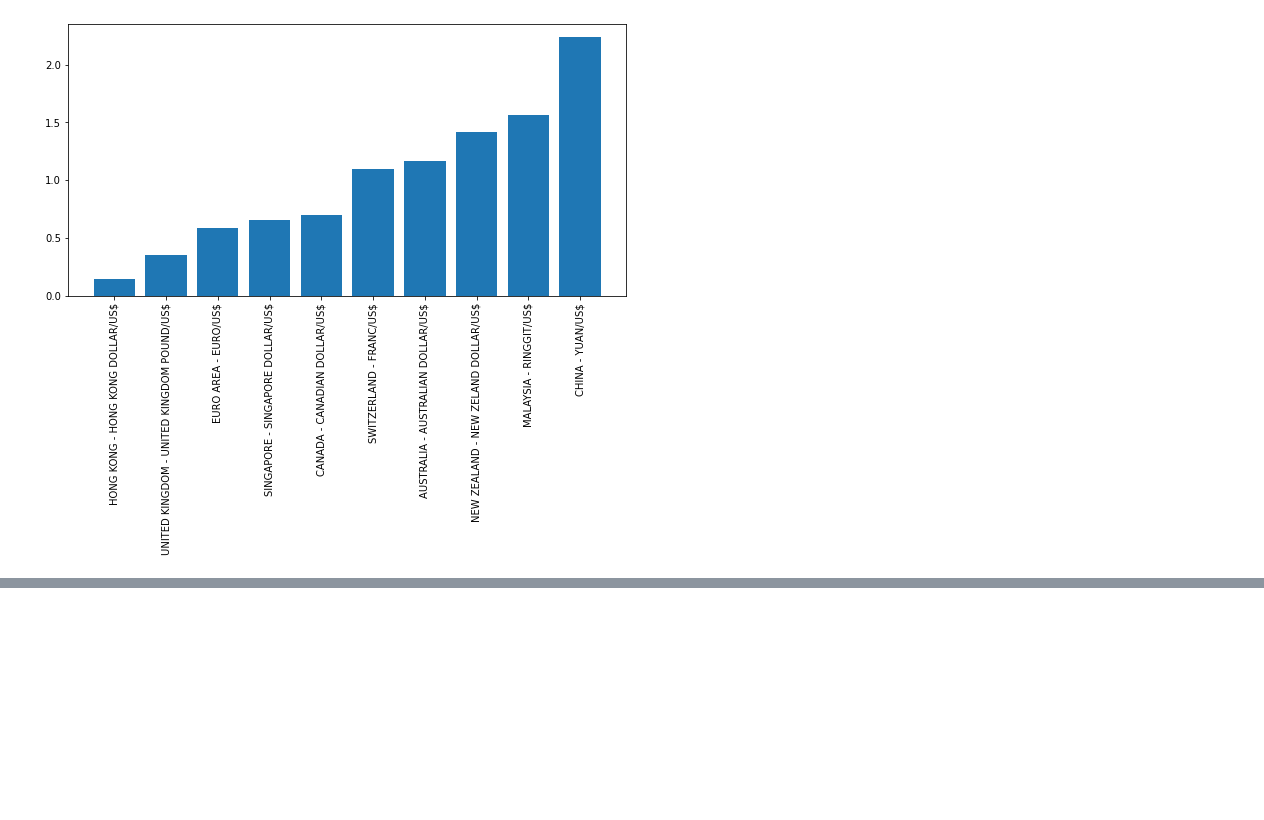
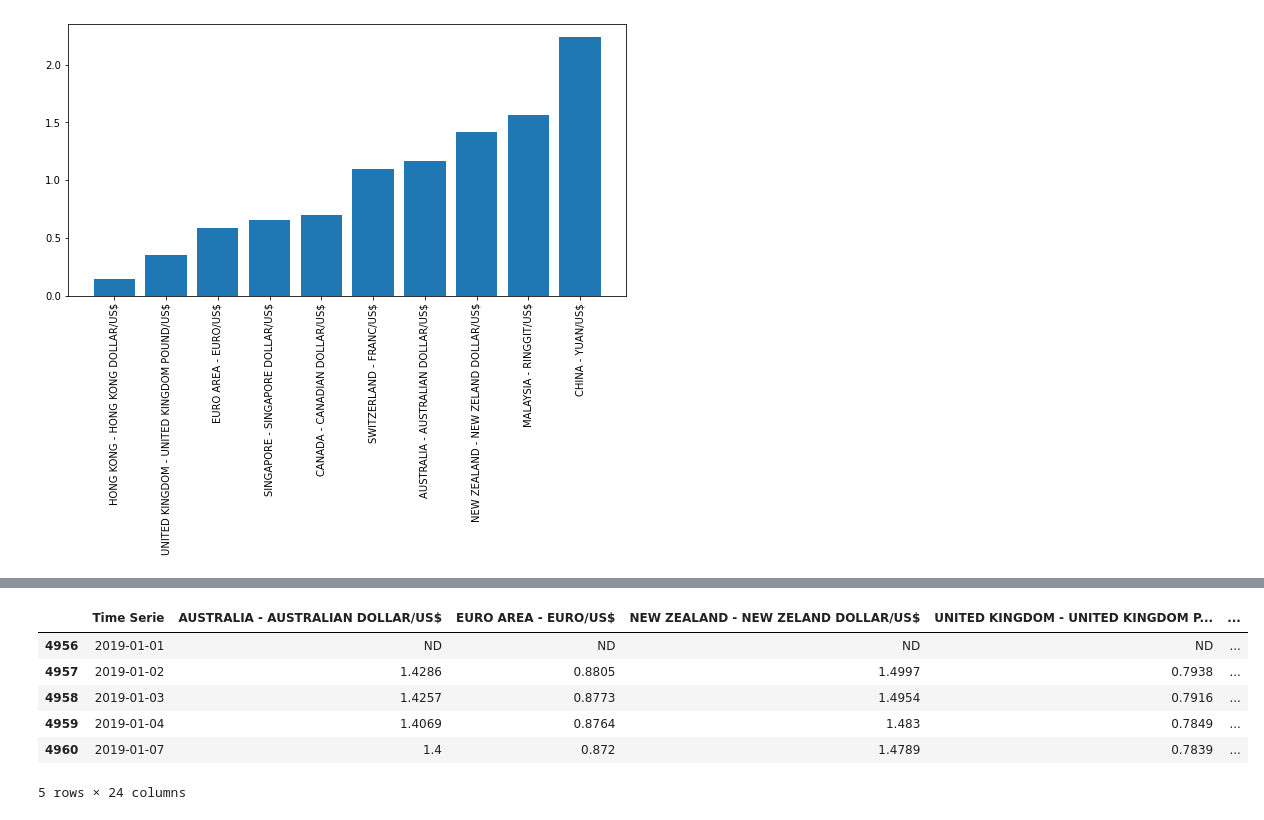
Before and after one commit to Nutamy/mitapp, a Jupyter notebook: eda-project-1.ipynb, the cells around one changed output, grey strips where cells are left out. Saved outputs shown, nothing was run; the diff lists cells and outputs as text; code cells hidden in the pictures; blank space fills up the shorter version.

```diff
--- a/eda-project-1.ipynb
+++ b/eda-project-1.ipynb
@@ -256,0 +275,11 @@ KeyError: "None of [Index([('SINGAPORE - SINGAPORE DOLLAR/US$', 'SWITZERLAND - F
+# %%
+data_2019 = rates[rates['year'] == 2019]
+data_2019.head()
+# %% [output]
+|  | Time Serie | AUSTRALIA - AUSTRALIAN DOLLAR/US$ | EURO AREA - EURO/US$ | NEW ZEALAND - NEW ZELAND DOLLAR/US$ | UNITED KINGDOM - UNITED KINGDOM P... | ... |
+| 4956 | 2019-01-01 | ND | ND | ND | ND | ... |
+| 4957 | 2019-01-02 | 1.4286 | 0.8805 | 1.4997 | 0.7938 | ... |
+| 4958 | 2019-01-03 | 1.4257 | 0.8773 | 1.4954 | 0.7916 | ... |
+| 4959 | 2019-01-04 | 1.4069 | 0.8764 | 1.483 | 0.7849 | ... |
+| 4960 | 2019-01-07 | 1.4 | 0.872 | 1.4789 | 0.7839 | ... |
+5 rows × 24 columns
```
Also changed, not shown: parts of 12 cells of this notebook.
